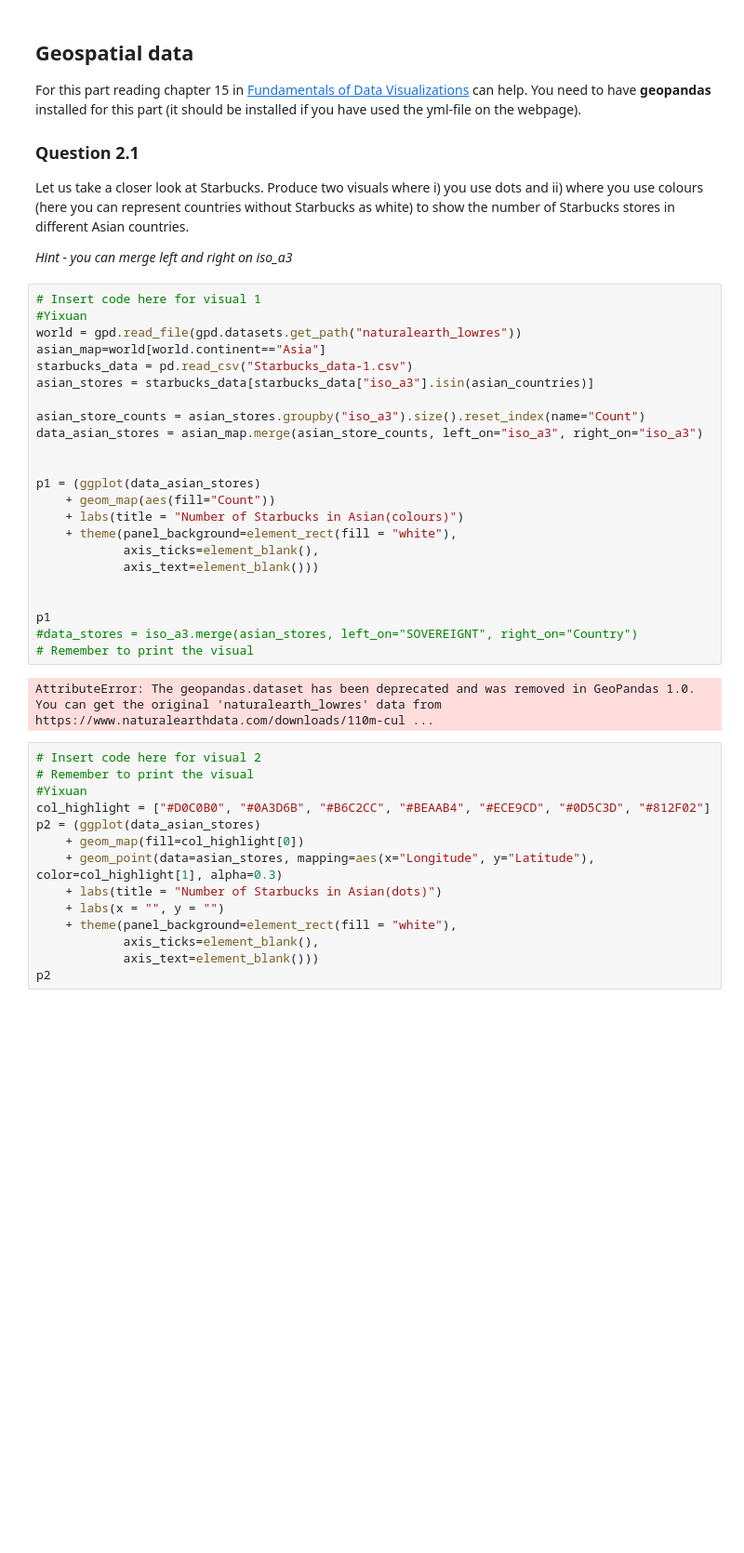
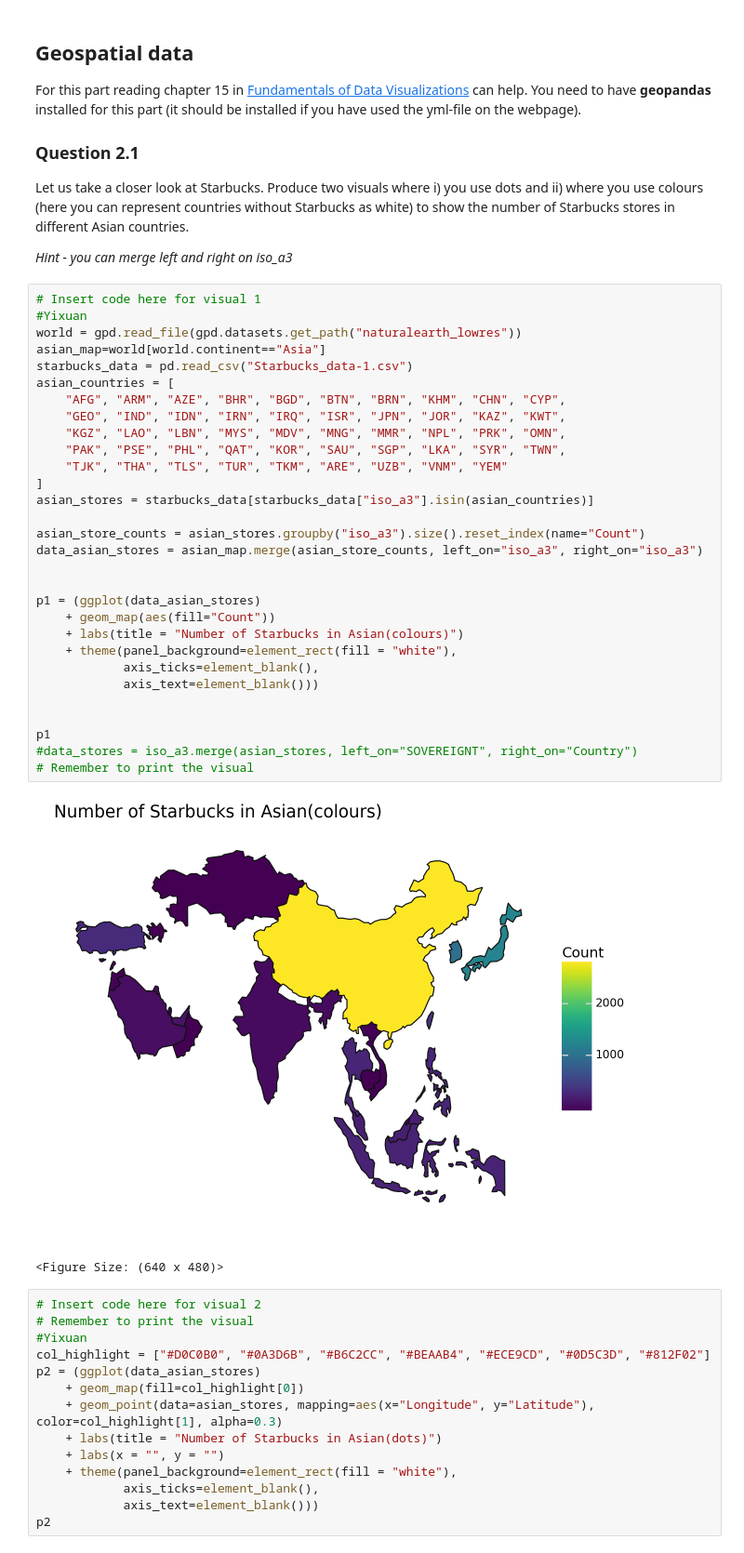
Before and after one commit to ErikDagobert/Scientific-Visualization, a Jupyter notebook: HW3/Homework3_2025.ipynb, the cells around one changed output. Shown at 93% size. Cells and saved outputs as stored; diff of their text form; blank space fills up the shorter version.

```diff
--- a/HW3/Homework3_2025.ipynb
+++ b/HW3/Homework3_2025.ipynb
@@ -96,28 +96,36 @@ Let us take a closer look at Starbucks. Produce two visuals where i) you use dot
 # %%
 # Insert code here for visual 1
 #Yixuan
 world = gpd.read_file(gpd.datasets.get_path("naturalearth_lowres"))
 asian_map=world[world.continent=="Asia"]
 starbucks_data = pd.read_csv("Starbucks_data-1.csv")
+asian_countries = [
+    "AFG", "ARM", "AZE", "BHR", "BGD", "BTN", "BRN", "KHM", "CHN", "CYP",
+    "GEO", "IND", "IDN", "IRN", "IRQ", "ISR", "JPN", "JOR", "KAZ", "KWT",
+    "KGZ", "LAO", "LBN", "MYS", "MDV", "MNG", "MMR", "NPL", "PRK", "OMN",
+    "PAK", "PSE", "PHL", "QAT", "KOR", "SAU", "SGP", "LKA", "SYR", "TWN",
+    "TJK", "THA", "TLS", "TUR", "TKM", "ARE", "UZB", "VNM", "YEM"
+]
 asian_stores = starbucks_data[starbucks_data["iso_a3"].isin(asian_countries)]
 
 asian_store_counts = asian_stores.groupby("iso_a3").size().reset_index(name="Count")
 data_asian_stores = asian_map.merge(asian_store_counts, left_on="iso_a3", right_on="iso_a3")
 
 
 p1 = (ggplot(data_asian_stores)
     + geom_map(aes(fill="Count"))
     + labs(title = "Number of Starbucks in Asian(colours)")
     + theme(panel_background=element_rect(fill = "white"),
             axis_ticks=element_blank(),
             axis_text=element_blank()))
 
 
 p1
 #data_stores = iso_a3.merge(asian_stores, left_on="SOVEREIGNT", right_on="Country")
 # Remember to print the visual
 # %% [output]
+[figure, added]
-AttributeError: The geopandas.dataset has been deprecated and was removed in GeoPandas 1.0. You can get the original 'naturalearth_lowres' data from https://www.naturalearthdata.com/downloads/110m-cul ...
+<Figure Size: (640 x 480)>
 # %%
 # Insert code here for visual 2
 # Remember to print the visual
```
